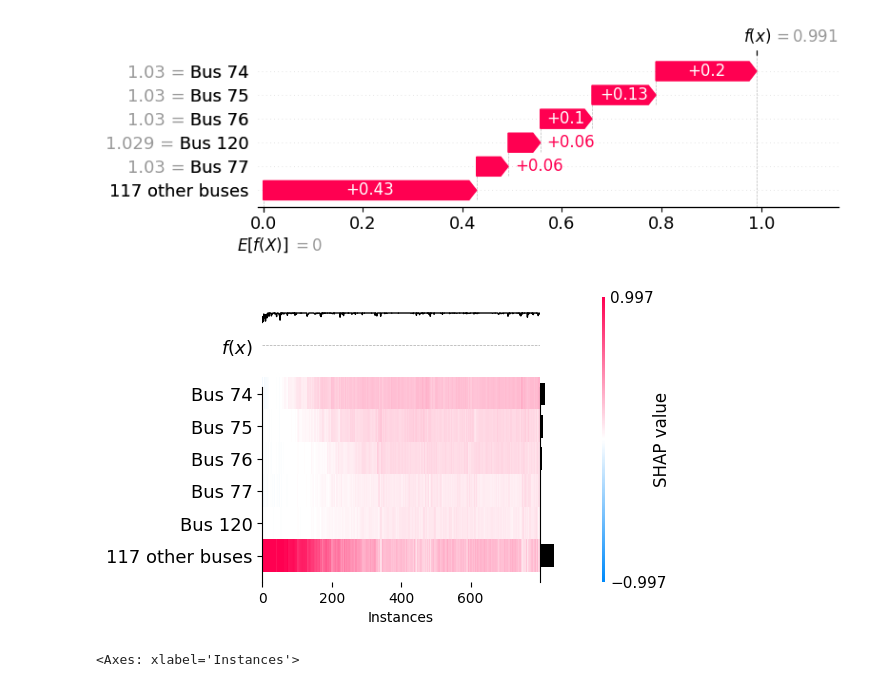
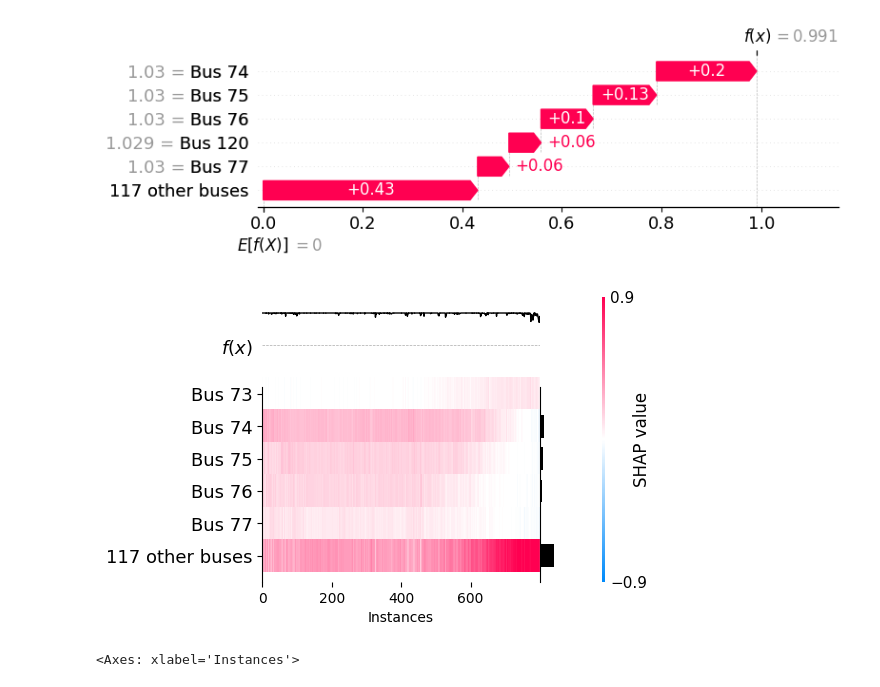
Before and after one commit to Shaun-Z/Power-XAI-Demo, a Jupyter notebook: RandomForest.ipynb, the cells around one changed output. Saved outputs shown, nothing was run; the diff lists cells and outputs as text; code cells hidden in the pictures.

Commit message:
Fix heatmap orders

```diff
--- a/RandomForest.ipynb
+++ b/RandomForest.ipynb
@@ -196,7 +196,7 @@ plt.show()
 # %% [output]
 [figure]
 # %%
-shap.plots.heatmap(shap_values, max_display=6)
+shap.plots.heatmap(shap_values, max_display=6, feature_order=np.array([*range(71, 122), *range(0, 71)]))
 # %% [output]
-[figure, old version]
+[figure, new version]
 <Axes: xlabel='Instances'>
```
Also changed, not shown: parts of 1 cell of this notebook, 3 other files.
